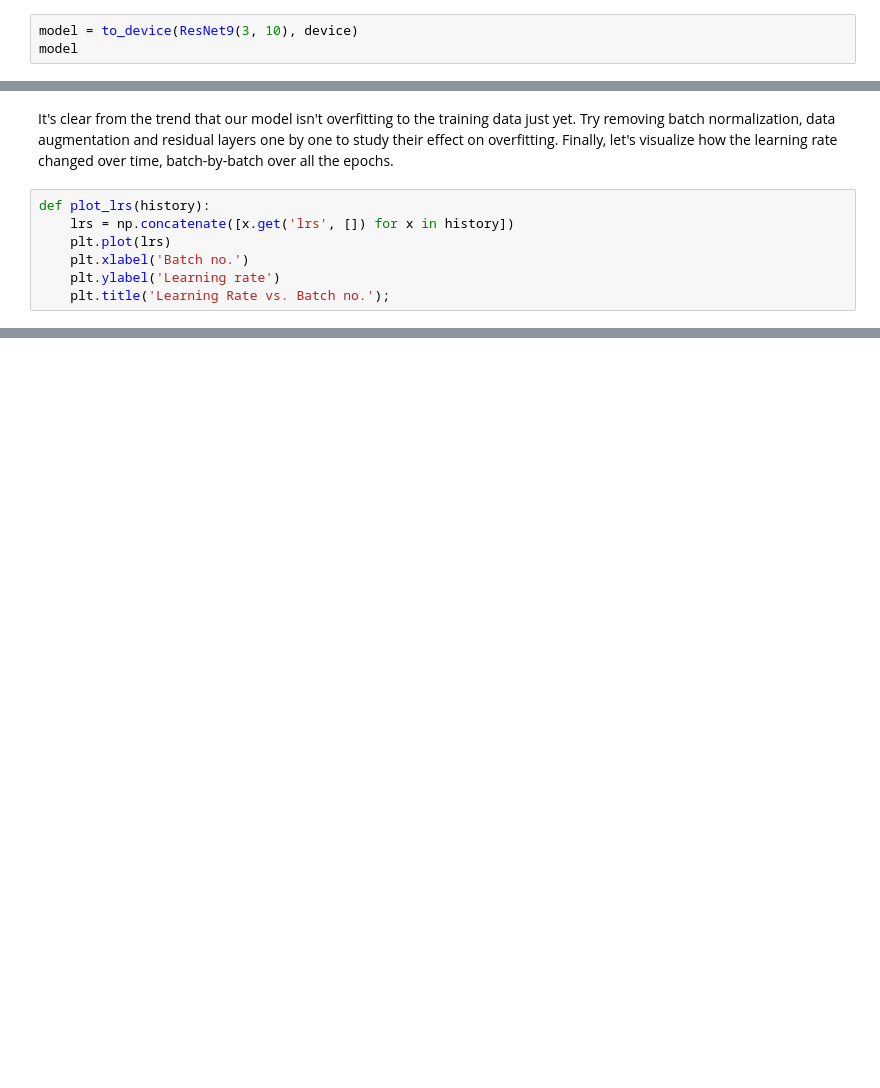
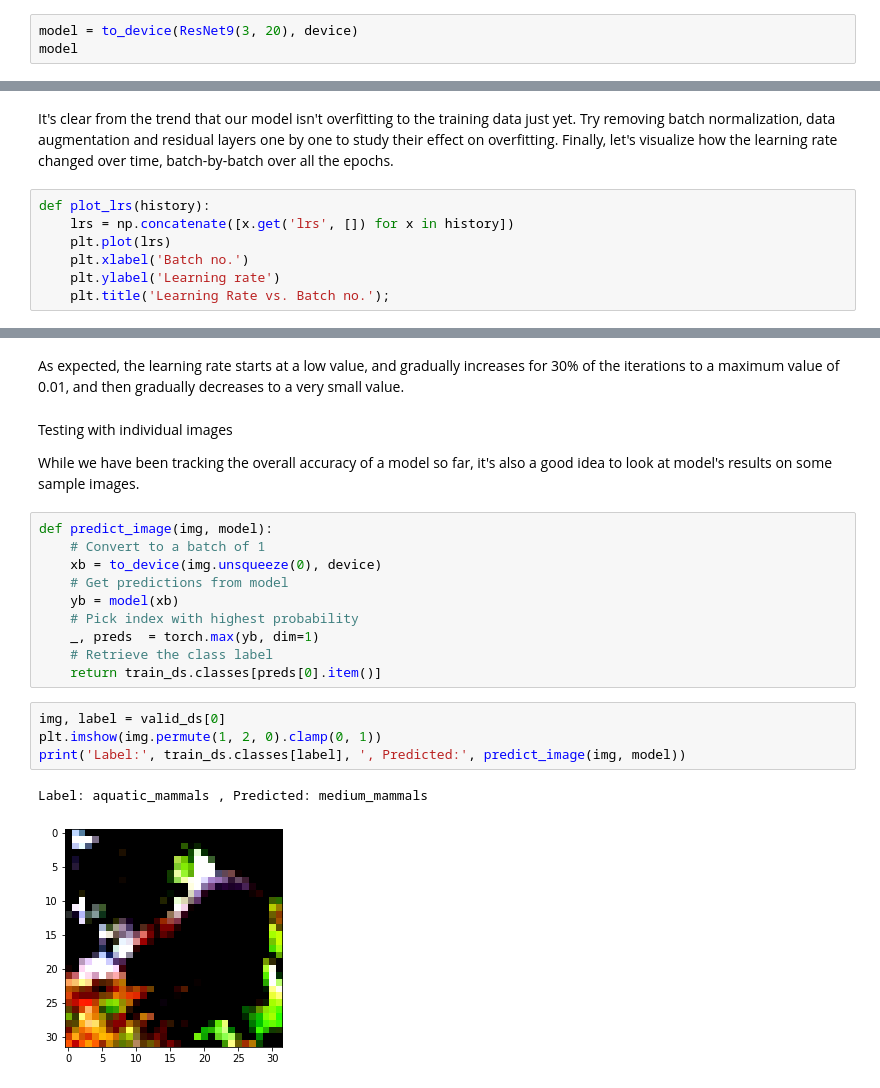
Before and after one commit to Strata-Tech/CIFAR100, a Jupyter notebook: CIFAR100.ipynb, the cells around one changed output, grey strips where cells are left out. Cells and saved outputs as stored; diff of their text form; blank space fills up the shorter version.

```diff
--- a/CIFAR100.ipynb
+++ b/CIFAR100.ipynb
@@ -703,7 +700,7 @@ class ResNet9(ImageClassificationBase):
         out = self.classifier(out)
         return out
 # %%
-model = to_device(ResNet9(3, 10), device)
+model = to_device(ResNet9(3, 20), device)
 model
 # %% [output]
 ResNet9(
@@ -846,0 +859,23 @@ plot_lrs(history)
+# %% [markdown]
+As expected, the learning rate starts at a low value, and gradually increases for 30% of the iterations to a maximum value of 0.01, and then gradually decreases to a very small value.
+# %% [markdown]
+Testing with individual images
+
+While we have been tracking the overall accuracy of a model so far, it's also a good idea to look at model's results on some sample images.
+# %%
+def predict_image(img, model):
+    # Convert to a batch of 1
+    xb = to_device(img.unsqueeze(0), device)
+    # Get predictions from model
+    yb = model(xb)
+    # Pick index with highest probability
+    _, preds  = torch.max(yb, dim=1)
+    # Retrieve the class label
+    return train_ds.classes[preds[0].item()]
+# %%
+img, label = valid_ds[0]
+plt.imshow(img.permute(1, 2, 0).clamp(0, 1))
+print('Label:', train_ds.classes[label], ', Predicted:', predict_image(img, model))
+# %% [output]
+Label: aquatic_mammals , Predicted: medium_mammals
+[figure, added]
```
Also changed, not shown: parts of 12 cells of this notebook.
